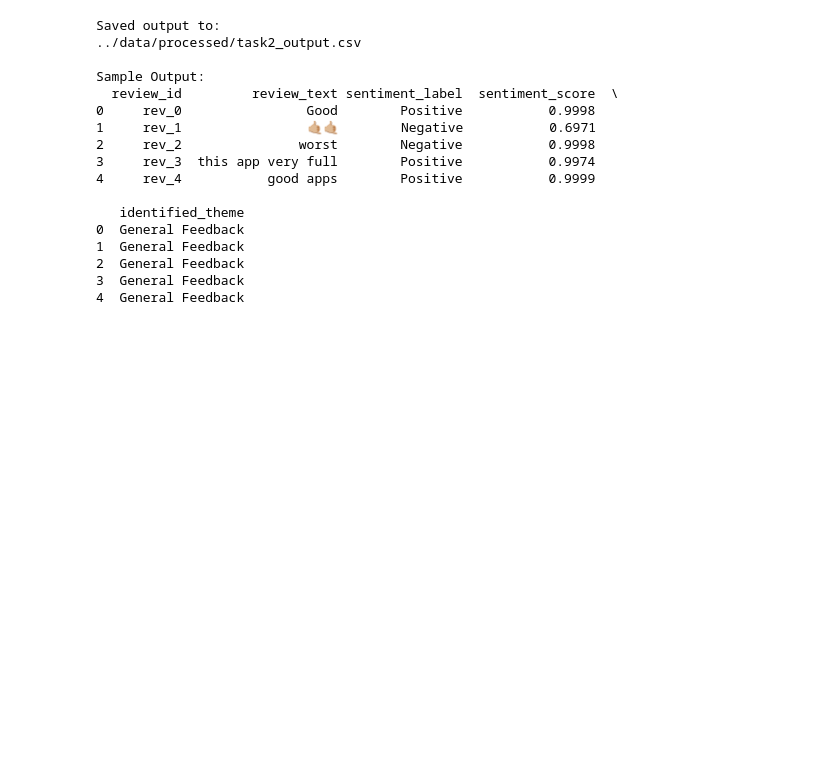
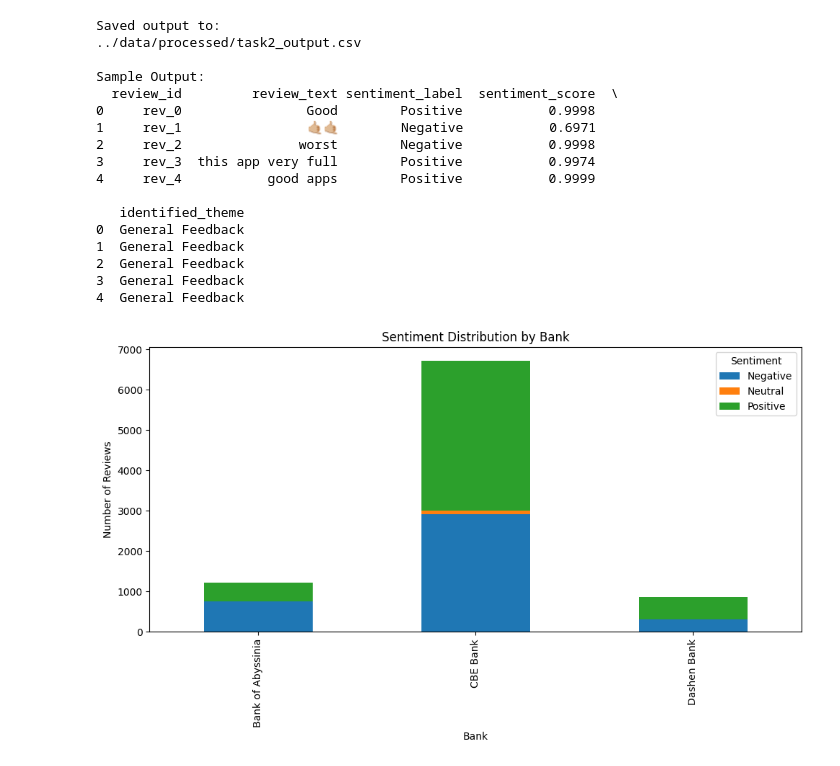
Before and after one commit to Welu2/fintech-review-analytics, a Jupyter notebook: notebooks/Task2_Analysis_Notebook.ipynb, the cells around one changed output. Cells and saved outputs as stored; diff of their text form; code cells hidden in the pictures; blank space fills up the shorter version.

Commit message:
feat(task2): add sentiment distribution visualization by bank

```diff
--- a/notebooks/Task2_Analysis_Notebook.ipynb
+++ b/notebooks/Task2_Analysis_Notebook.ipynb
@@ -247,3 +247,22 @@ Sample Output:
 2  General Feedback
 3  General Feedback
 4  General Feedback
+# %%
+import matplotlib.pyplot as plt
+
+sentiment_by_bank = pd.crosstab(df['bank'], df['sentiment_label'])
+
+sentiment_by_bank.plot(
+    kind='bar',
+    stacked=True,
+    figsize=(10, 6)
+)
+
+plt.title("Sentiment Distribution by Bank")
+plt.xlabel("Bank")
+plt.ylabel("Number of Reviews")
+plt.legend(title="Sentiment")
+plt.tight_layout()
+plt.show()
+# %% [output]
+[figure, added]
```
